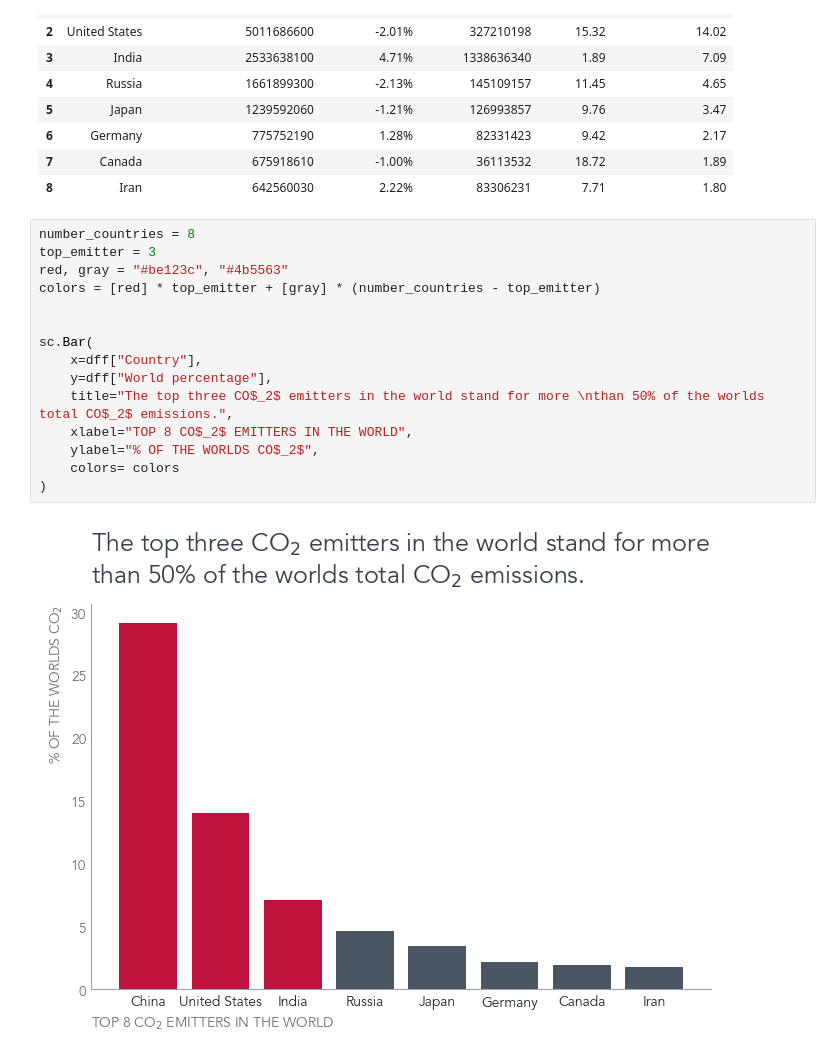
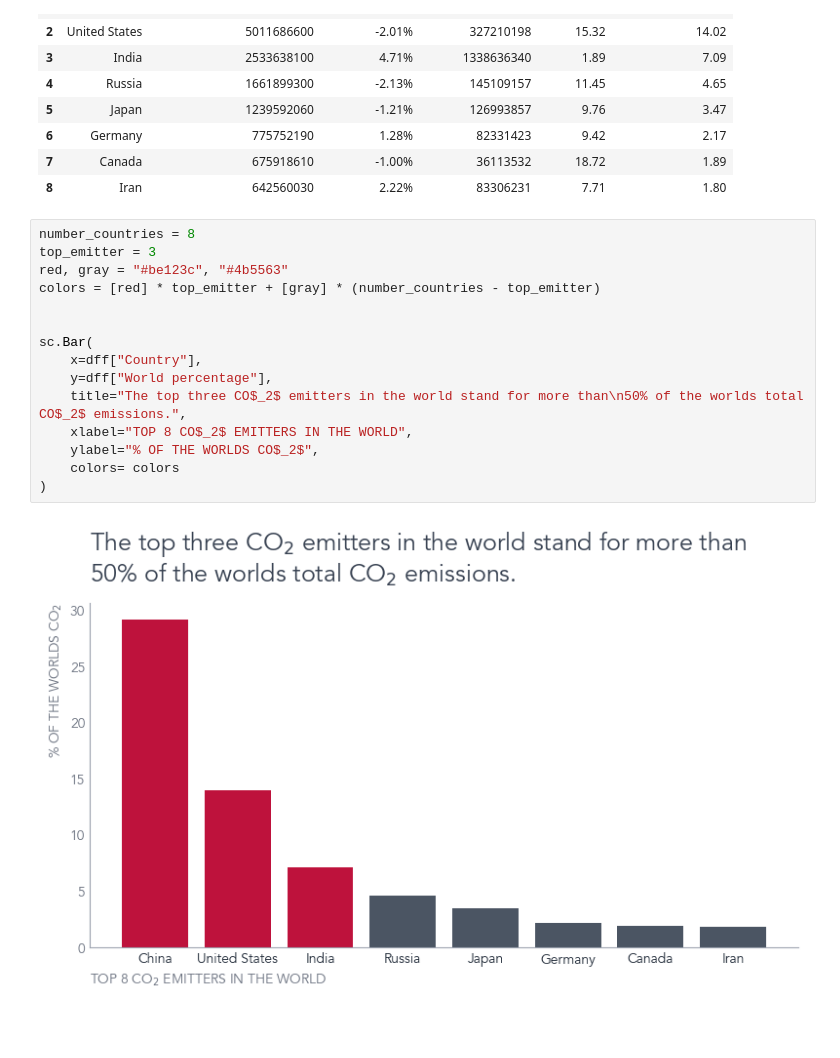
Before and after one commit to kokchun/PrataData, a Jupyter notebook: StoryCharts/test_story_charts.ipynb, the cells around one changed output. Saved outputs shown, nothing was run; the diff lists cells and outputs as text; blank space fills up the shorter version.

Commit message:
story charts ready for lecture

```diff
--- a/StoryCharts/test_story_charts.ipynb
+++ b/StoryCharts/test_story_charts.ipynb
@@ -36,17 +36,17 @@ dff
 # %%
 number_countries = 8
 top_emitter = 3
 red, gray = "#be123c", "#4b5563"
 colors = [red] * top_emitter + [gray] * (number_countries - top_emitter)
 
 
 sc.Bar(
     x=dff["Country"],
     y=dff["World percentage"],
-    title="The top three CO$_2$ emitters in the world stand for more \nthan 50% of the worlds total CO$_2$ emissions.",
+    title="The top three CO$_2$ emitters in the world stand for more than\n50% of the worlds total CO$_2$ emissions.",
     xlabel="TOP 8 CO$_2$ EMITTERS IN THE WORLD",
     ylabel="% OF THE WORLDS CO$_2$",
     colors= colors
 )
 # %% [output]
-[figure, old version]
+[figure, new version]
```
Also changed, not shown: parts of 1 cell of this notebook, 1 other file.
